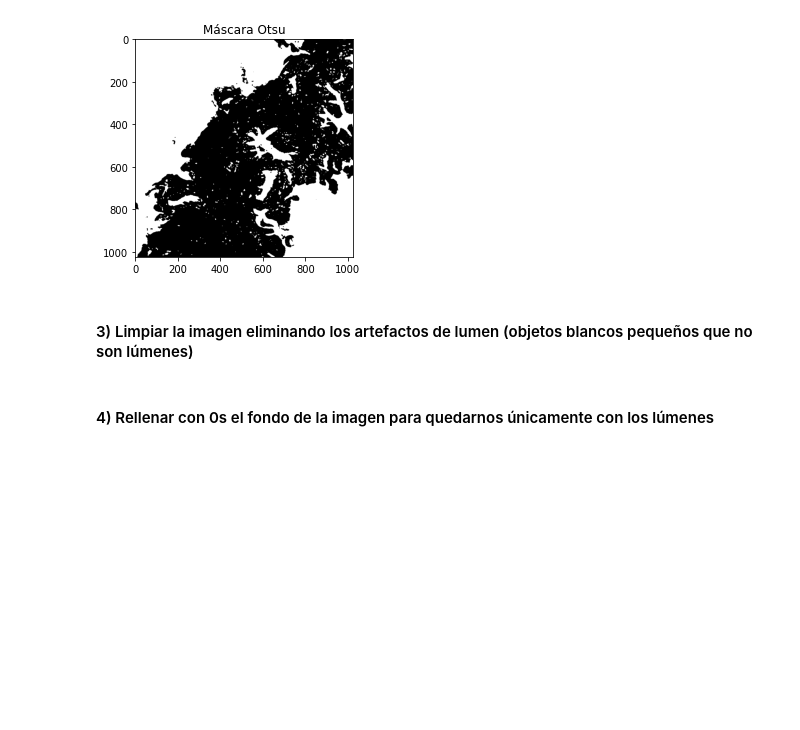
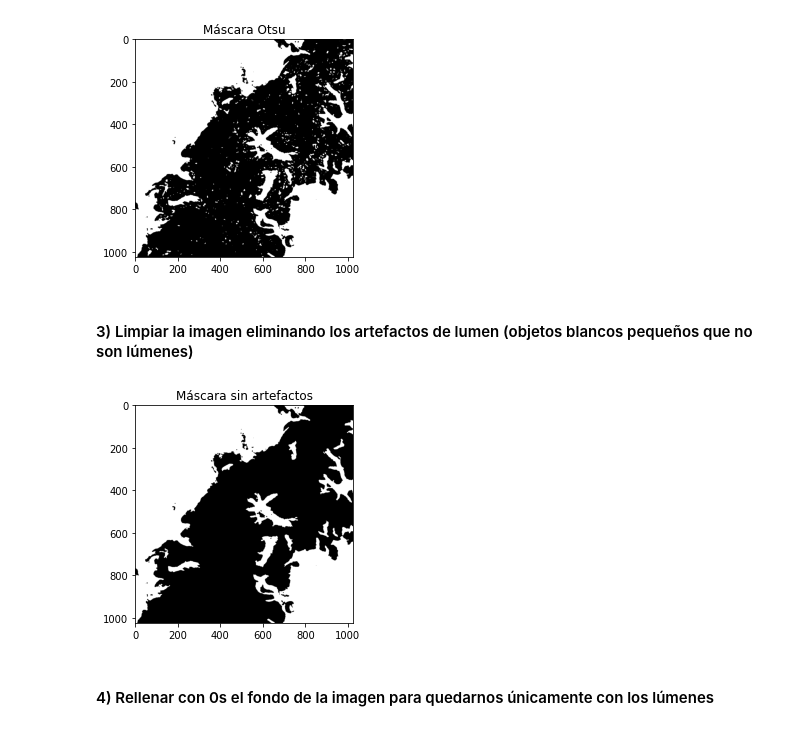
Before and after one commit to StevenMena/05MIAR---Aprendizaje_Supervisado, a Jupyter notebook: Actividad_C1_P1_MenaChavez_StevenAlberto.ipynb, the cells around one changed output. Drawn from its saved outputs; the diff is of its cells as text; code cells hidden in the pictures; blank space fills up the shorter version.

```diff
--- a/Actividad_C1_P1_MenaChavez_StevenAlberto.ipynb
+++ b/Actividad_C1_P1_MenaChavez_StevenAlberto.ipynb
@@ -70,7 +69,17 @@ plt.show()
 # %%
 # Utilizar la librería skimage.morphology.remove_small_objects para eliminar aquellos objetos cuya área sea menor a 300 píxeles
 # Más información en https://scikit-image.org/docs/dev/api/skimage.morphology.html#skimage.morphology.remove_small_objects
 # Visualizaer la máscara resultante
+from skimage import morphology
+
+arr = ostu_mask > 0
+mask_2=morphology.remove_small_objects(arr,min_size=300)
+
+plt.title('Máscara sin artefactos')
+plt.imshow(mask_2,cmap='gray')
+plt.show()
+# %% [output]
+[figure, added]
 # %% [markdown]
 #### 4) Rellenar con 0s el fondo de la imagen para quedarnos únicamente con los lúmenes
 # %%
```
Also changed, not shown: parts of 1 cell of this notebook.
